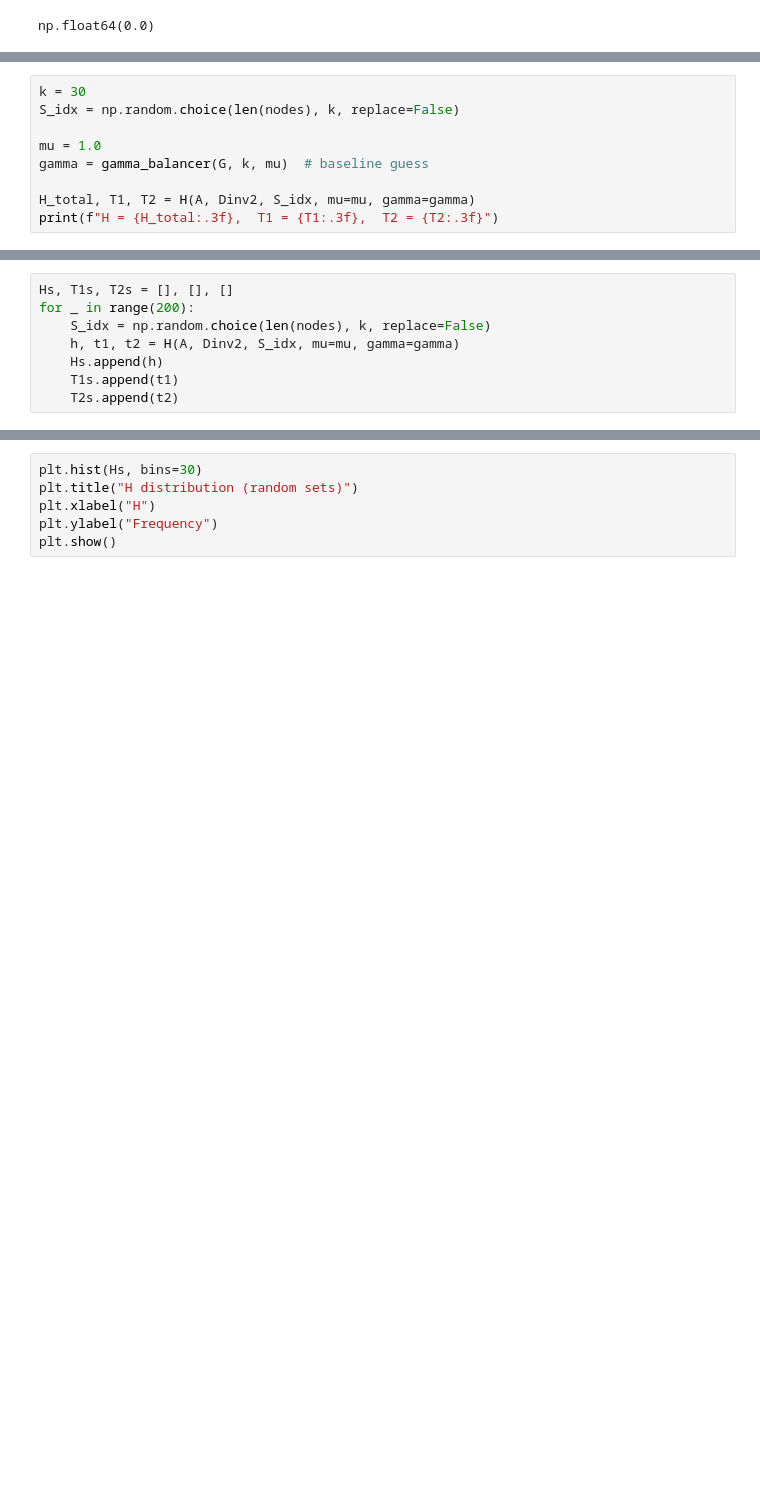
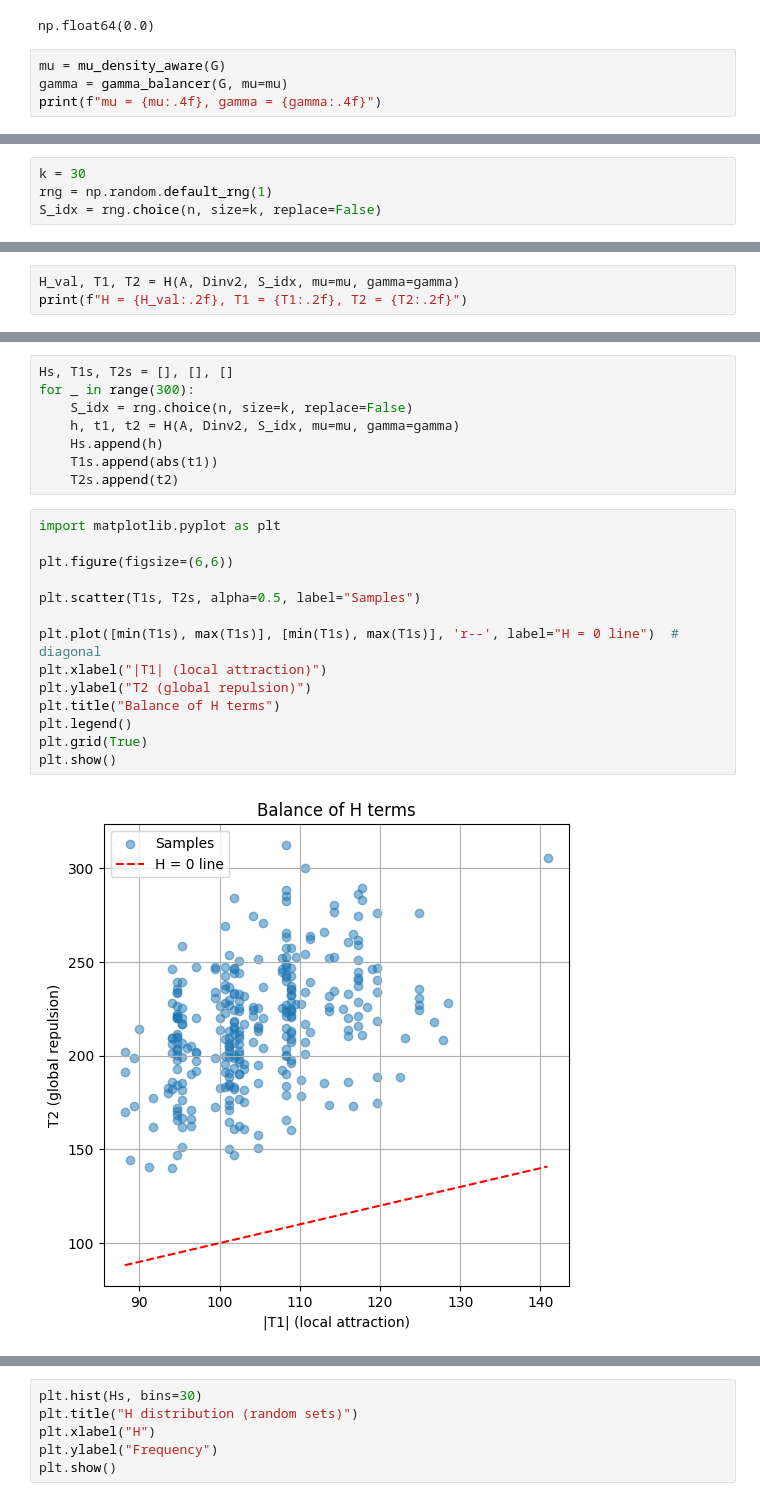
Before and after one commit to SamSaladino/Effective-Topological-Coverage-ETC, a Jupyter notebook: examples/01_H_cache.ipynb, the cells around one changed output, grey strips where cells are left out. Saved outputs shown, nothing was run; the diff lists cells and outputs as text; blank space fills up the shorter version.

```diff
--- a/examples/01_H_cache.ipynb
+++ b/examples/01_H_cache.ipynb
@@ -22,3 +23,7 @@ False
 np.diag(Dinv2).sum()         # should be 0.0
 # %% [output]
 np.float64(0.0)
+# %%
+mu = mu_density_aware(G)
+gamma = gamma_balancer(G, mu=mu)
+print(f"mu = {mu:.4f}, gamma = {gamma:.4f}")
@@ -25,9 +32,4 @@ np.float64(0.0)
 # %%
 k = 30
-S_idx = np.random.choice(len(nodes), k, replace=False)
-
-mu = 1.0
-gamma = gamma_balancer(G, k, mu)  # baseline guess
-
-H_total, T1, T2 = H(A, Dinv2, S_idx, mu=mu, gamma=gamma)
-print(f"H = {H_total:.3f},  T1 = {T1:.3f},  T2 = {T2:.3f}")
+rng = np.random.default_rng(1)
+S_idx = rng.choice(n, size=k, replace=False)
@@ -36,8 +36,3 @@ H = 1094.024,  T1 = -187.000,  T2 = 1281.024
 # %%
-Hs, T1s, T2s = [], [], []
-for _ in range(200):
-    S_idx = np.random.choice(len(nodes), k, replace=False)
-    h, t1, t2 = H(A, Dinv2, S_idx, mu=mu, gamma=gamma)
-    Hs.append(h)
-    T1s.append(t1)
-    T2s.append(t2)
+H_val, T1, T2 = H(A, Dinv2, S_idx, mu=mu, gamma=gamma)
+print(f"H = {H_val:.2f}, T1 = {T1:.2f}, T2 = {T2:.2f}")
@@ -43,0 +41,24 @@ for _ in range(200):
+# %%
+Hs, T1s, T2s = [], [], []
+for _ in range(300):
+    S_idx = rng.choice(n, size=k, replace=False)
+    h, t1, t2 = H(A, Dinv2, S_idx, mu=mu, gamma=gamma)
+    Hs.append(h)
+    T1s.append(abs(t1))
+    T2s.append(t2)
+# %%
+import matplotlib.pyplot as plt
+
+plt.figure(figsize=(6,6))
+
+plt.scatter(T1s, T2s, alpha=0.5, label="Samples")
+
+plt.plot([min(T1s), max(T1s)], [min(T1s), max(T1s)], 'r--', label="H = 0 line")  # diagonal
+plt.xlabel("|T1| (local attraction)")
+plt.ylabel("T2 (global repulsion)")
+plt.title("Balance of H terms")
+plt.legend()
+plt.grid(True)
+plt.show()
+# %% [output]
+[figure, added]
```
Also changed, not shown: parts of 7 cells of this notebook, 1 other file.
